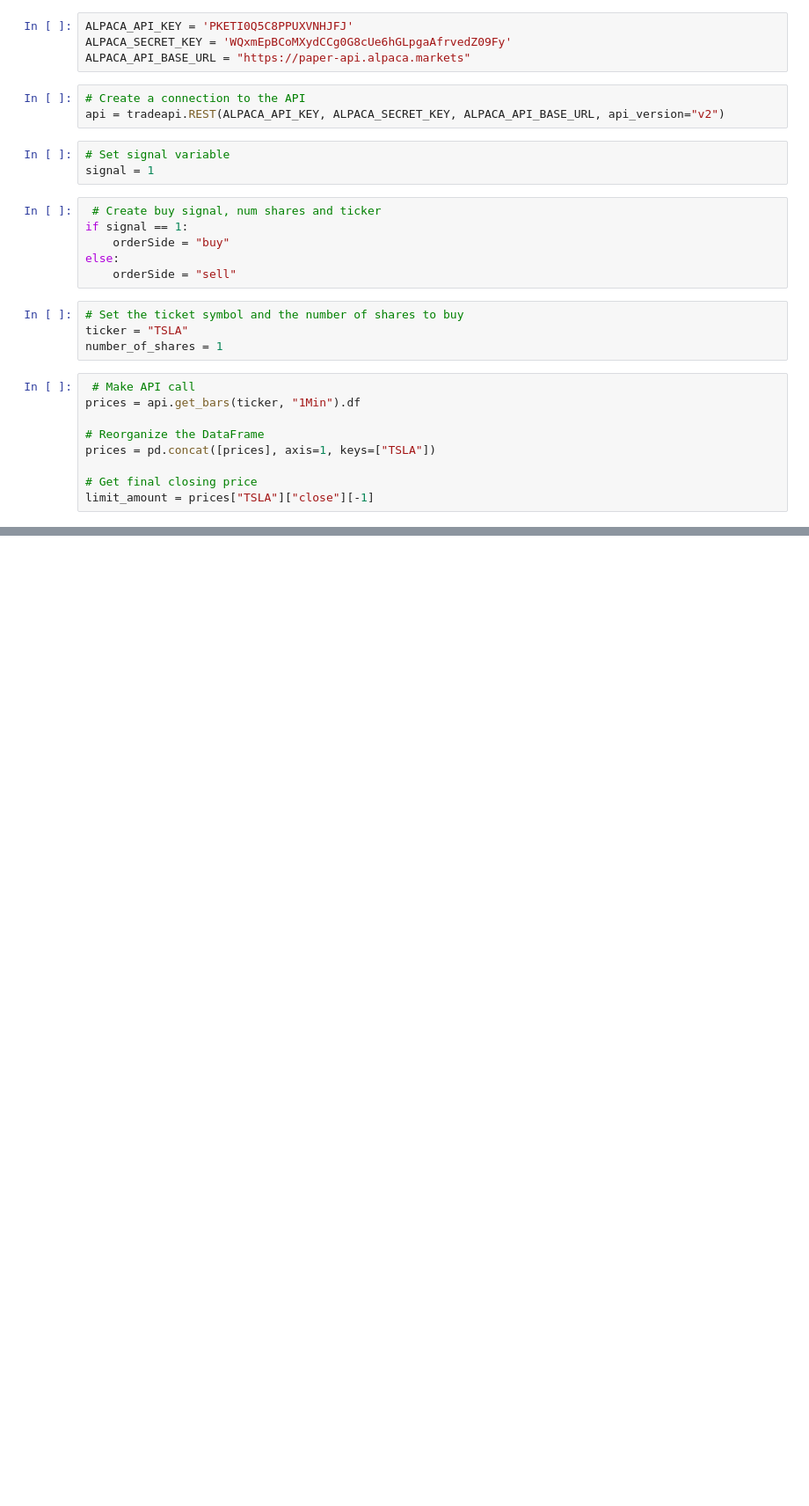
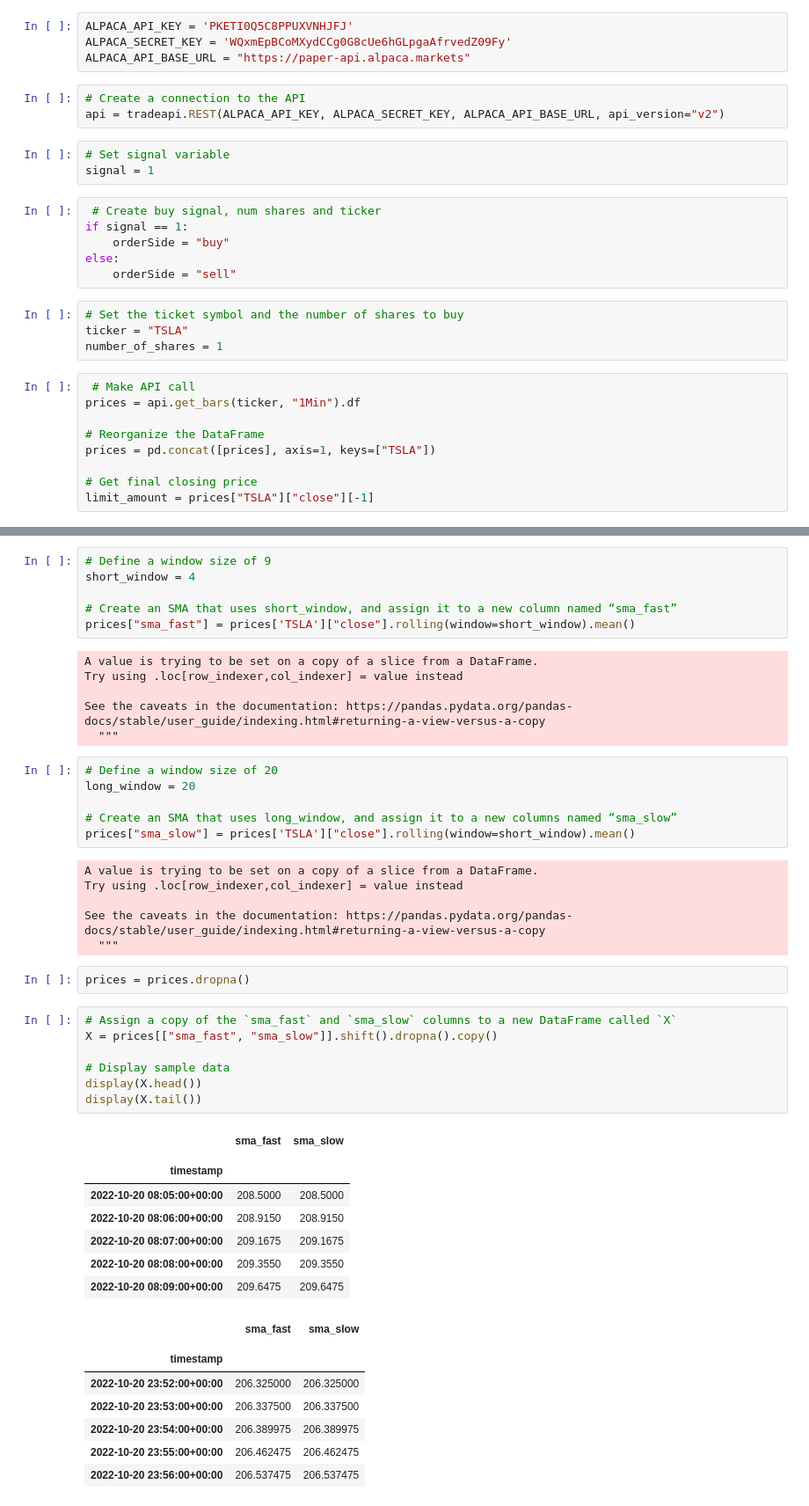
Before and after one commit to TimL2/Group_Project_2_ML_Bot, a Jupyter notebook: ML_Trading_Bot.ipynb, the cells around one changed output, grey strips where cells are left out. Shown at 88% size. Saved outputs shown, nothing was run; the diff lists cells and outputs as text; blank space fills up the shorter version.

```diff
--- a/ML_Trading_Bot.ipynb
+++ b/ML_Trading_Bot.ipynb
@@ -77,0 +119,50 @@ limit_amount
+# %%
+# Define a window size of 9
+short_window = 4
+
+# Create an SMA that uses short_window, and assign it to a new column named “sma_fast”
+prices["sma_fast"] = prices['TSLA']["close"].rolling(window=short_window).mean()
+# %% [output]
+A value is trying to be set on a copy of a slice from a DataFrame.
+Try using .loc[row_indexer,col_indexer] = value instead
+
+See the caveats in the documentation: https://pandas.pydata.org/pandas-docs/stable/user_guide/indexing.html#returning-a-view-versus-a-copy
+  """
+# %%
+# Define a window size of 20
+long_window = 20
+
+# Create an SMA that uses long_window, and assign it to a new columns named “sma_slow”
+prices["sma_slow"] = prices['TSLA']["close"].rolling(window=short_window).mean()
+# %% [output]
+A value is trying to be set on a copy of a slice from a DataFrame.
+Try using .loc[row_indexer,col_indexer] = value instead
+
+See the caveats in the documentation: https://pandas.pydata.org/pandas-docs/stable/user_guide/indexing.html#returning-a-view-versus-a-copy
+  """
+# %%
+prices = prices.dropna()
+# %%
+# Assign a copy of the `sma_fast` and `sma_slow` columns to a new DataFrame called `X`
+X = prices[["sma_fast", "sma_slow"]].shift().dropna().copy()
+
+# Display sample data
+display(X.head())
+display(X.tail())
+# %% [output]
+|  | sma_fast | sma_slow |
+|  |  |  |
+| timestamp |  |  |
+| 2022-10-20 08:05:00+00:00 | 208.5000 | 208.5000 |
+| 2022-10-20 08:06:00+00:00 | 208.9150 | 208.9150 |
+| 2022-10-20 08:07:00+00:00 | 209.1675 | 209.1675 |
+| 2022-10-20 08:08:00+00:00 | 209.3550 | 209.3550 |
+| 2022-10-20 08:09:00+00:00 | 209.6475 | 209.6475 |
+|  | sma_fast | sma_slow |
+|  |  |  |
+| timestamp |  |  |
+| 2022-10-20 23:52:00+00:00 | 206.325000 | 206.325000 |
+| 2022-10-20 23:53:00+00:00 | 206.337500 | 206.337500 |
+| 2022-10-20 23:54:00+00:00 | 206.389975 | 206.389975 |
+| 2022-10-20 23:55:00+00:00 | 206.462475 | 206.462475 |
+| 2022-10-20 23:56:00+00:00 | 206.537475 | 206.537475 |
```
Also changed, not shown: parts of 24 cells of this notebook.
